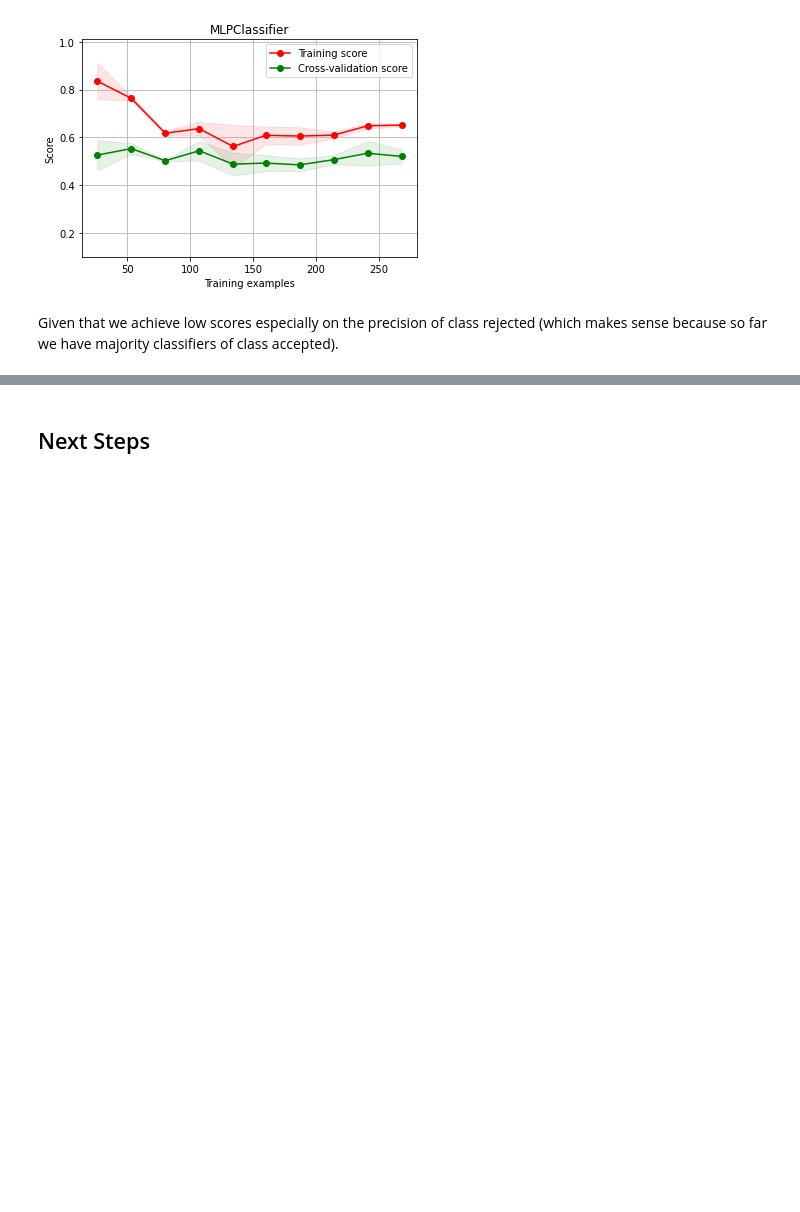
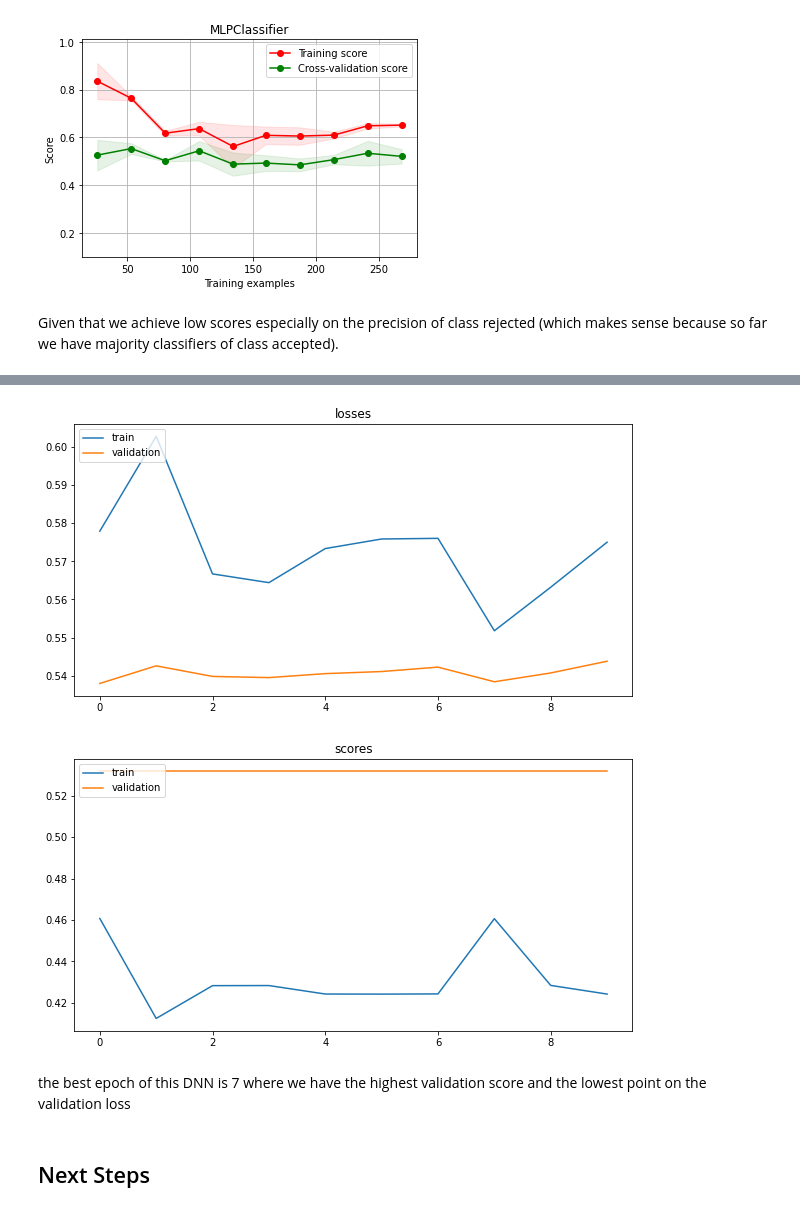
Before and after one commit to dimitrisl/assignment_of, a Jupyter notebook: src/excersize_2.ipynb, the cells around one changed output, grey strips where cells are left out. Cells and saved outputs as stored; diff of their text form; code cells hidden in the pictures; blank space fills up the shorter version.

```diff
--- a/src/excersize_2.ipynb
+++ b/src/excersize_2.ipynb
@@ -272,0 +287,2 @@ with open("dataset.pkl", "wb") as fi:
+# %%
+train_scores, eval_scores, train_losses, eval_losses = main_cnn((input_dataset, lb_res))
@@ -273,3 +346,24 @@ with open("dataset.pkl", "wb") as fi:
+# %%
+plt.figure(figsize=(10, 5))
+plt.title("losses")
+plt.plot(train_losses, label="train")
+plt.plot(eval_losses, label="validation")
+plt.legend(loc="upper left")
+
+plt.show()
+
+plt.figure(figsize=(10, 5))
+plt.title("scores")
+plt.plot(train_scores, label="train")
+plt.plot(eval_scores, label="validation")
+plt.legend(loc="upper left")
+
+plt.show()
+# %% [output]
+[figure, added]
+[figure, added]
+# %% [markdown]
+the best epoch of this DNN is 7 where we have the highest validation score and the lowest point on the validation loss
 # %% [markdown]
 ## Next Steps ##
 # %% [markdown]
```
Also changed, not shown: parts of 18 cells of this notebook, 1 other file.
